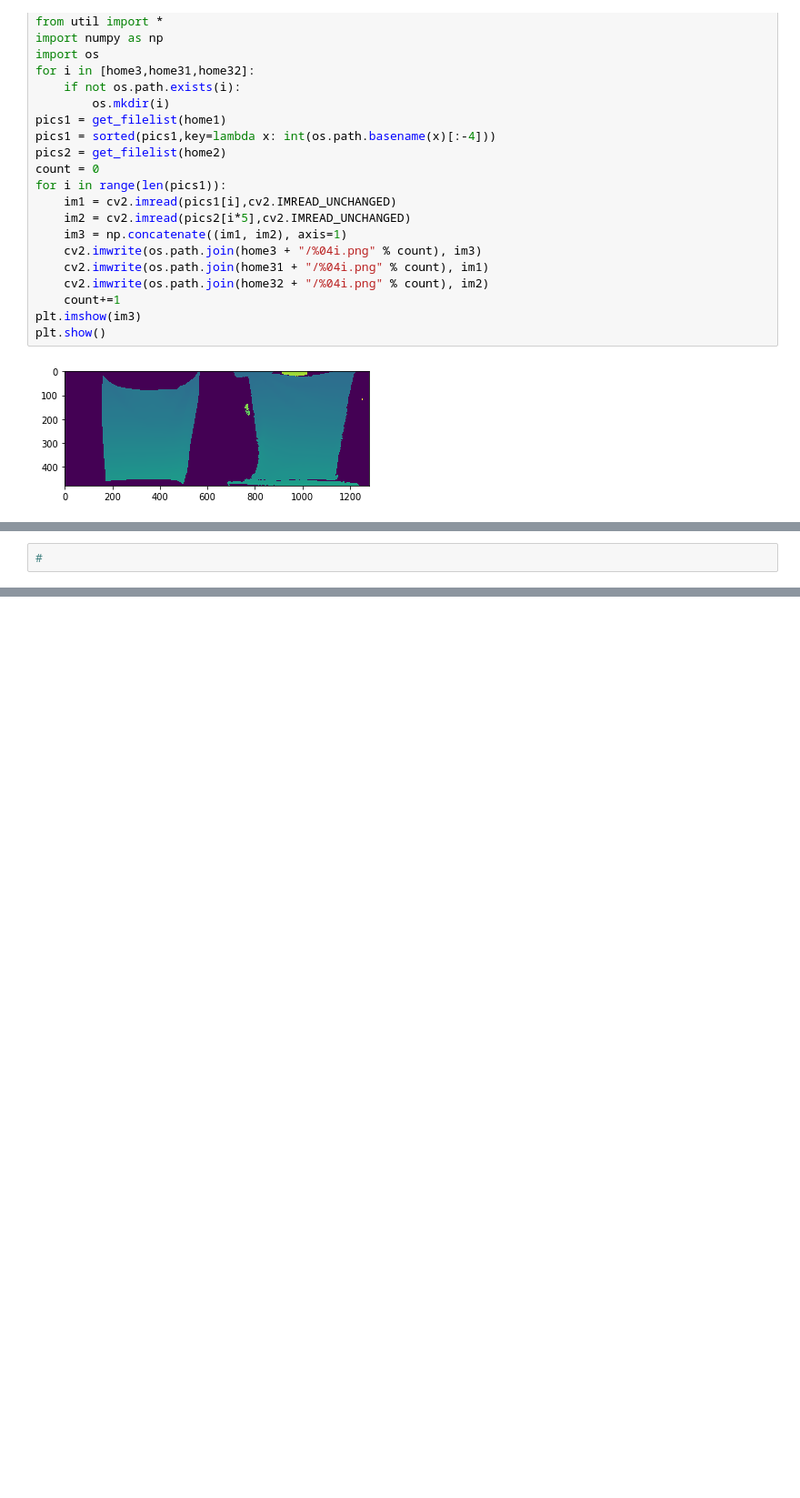
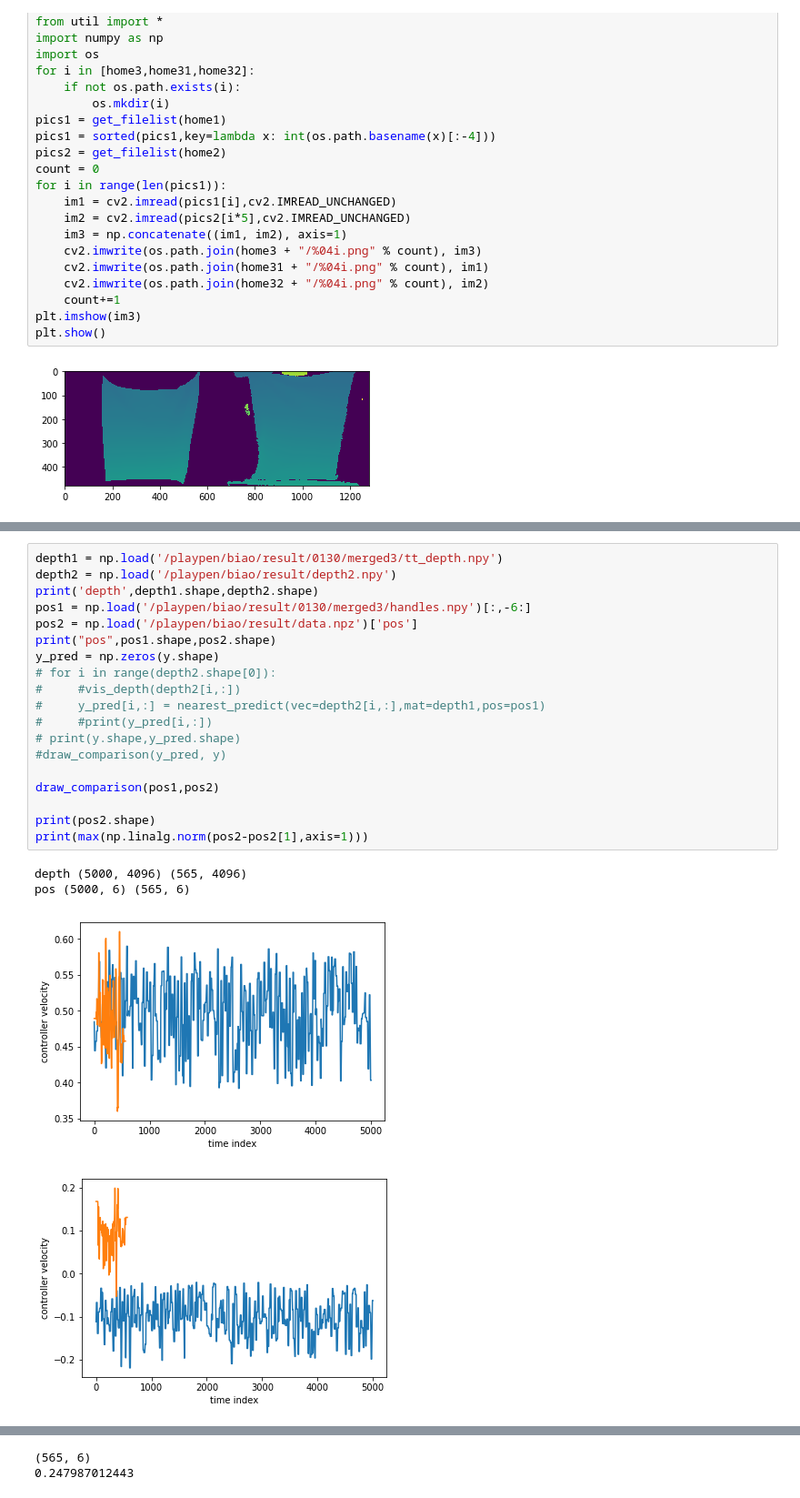
Before and after one commit to rmqlife/deformable, a Jupyter notebook: transfer_depth.ipynb, the cells around one changed output, grey strips where cells are left out. Shown at 91% size. Saved outputs shown, nothing was run; the diff lists cells and outputs as text; blank space fills up the shorter version.

```diff
--- a/transfer_depth.ipynb
+++ b/transfer_depth.ipynb
@@ -228,2 +111,24 @@ for i in range(y_pred.shape[1]):
-# %%
-#
+# %%
+depth1 = np.load('/playpen/biao/result/0130/merged3/tt_depth.npy')
+depth2 = np.load('/playpen/biao/result/depth2.npy')
+print('depth',depth1.shape,depth2.shape)
+pos1 = np.load('/playpen/biao/result/0130/merged3/handles.npy')[:,-6:]
+pos2 = np.load('/playpen/biao/result/data.npz')['pos']
+print("pos",pos1.shape,pos2.shape)
+y_pred = np.zeros(y.shape)
+# for i in range(depth2.shape[0]):
+#     #vis_depth(depth2[i,:])
+#     y_pred[i,:] = nearest_predict(vec=depth2[i,:],mat=depth1,pos=pos1)
+#     #print(y_pred[i,:])
+# print(y.shape,y_pred.shape)
+#draw_comparison(y_pred, y)
+
+draw_comparison(pos1,pos2)
+
+print(pos2.shape)
+print(max(np.linalg.norm(pos2-pos2[1],axis=1)))
+# %% [output]
+depth (5000, 4096) (565, 4096)
+pos (5000, 6) (565, 6)
+[figure, added]
+[figure, added]
@@ -229,0 +139,2 @@ for i in range(y_pred.shape[1]):
+(565, 6)
+0.247987012443
```
Also changed, not shown: parts of 7 cells of this notebook, 3 other files.
